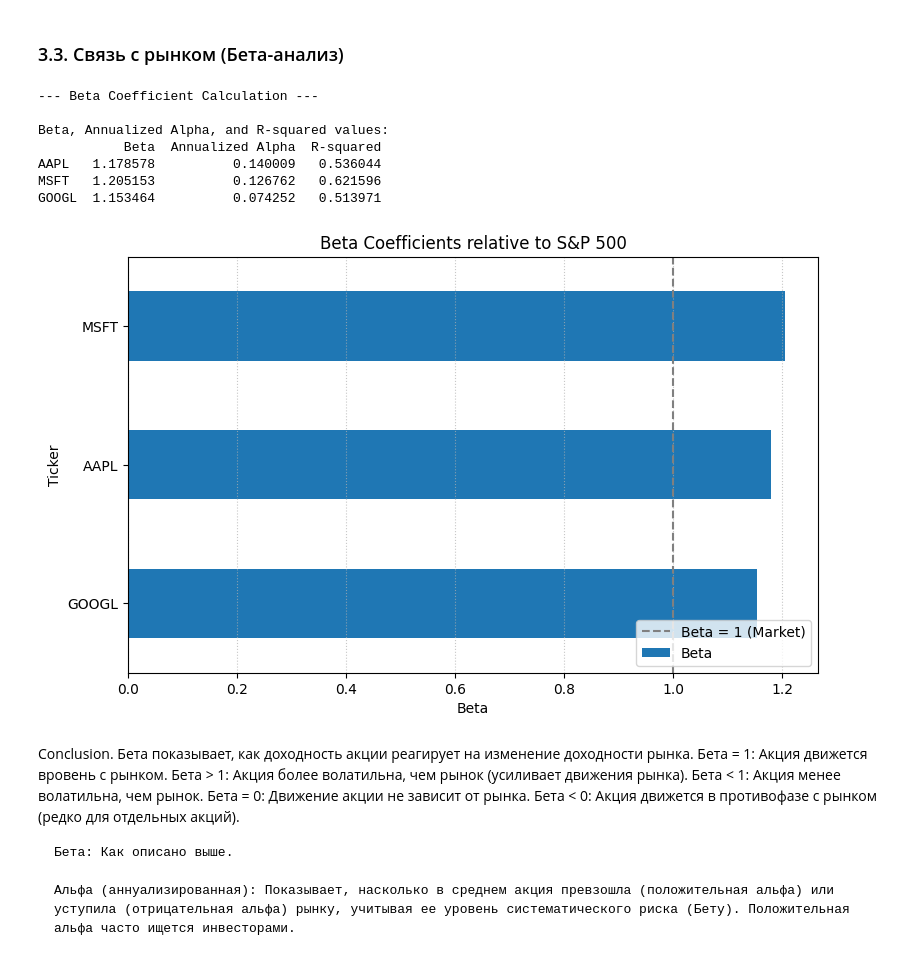
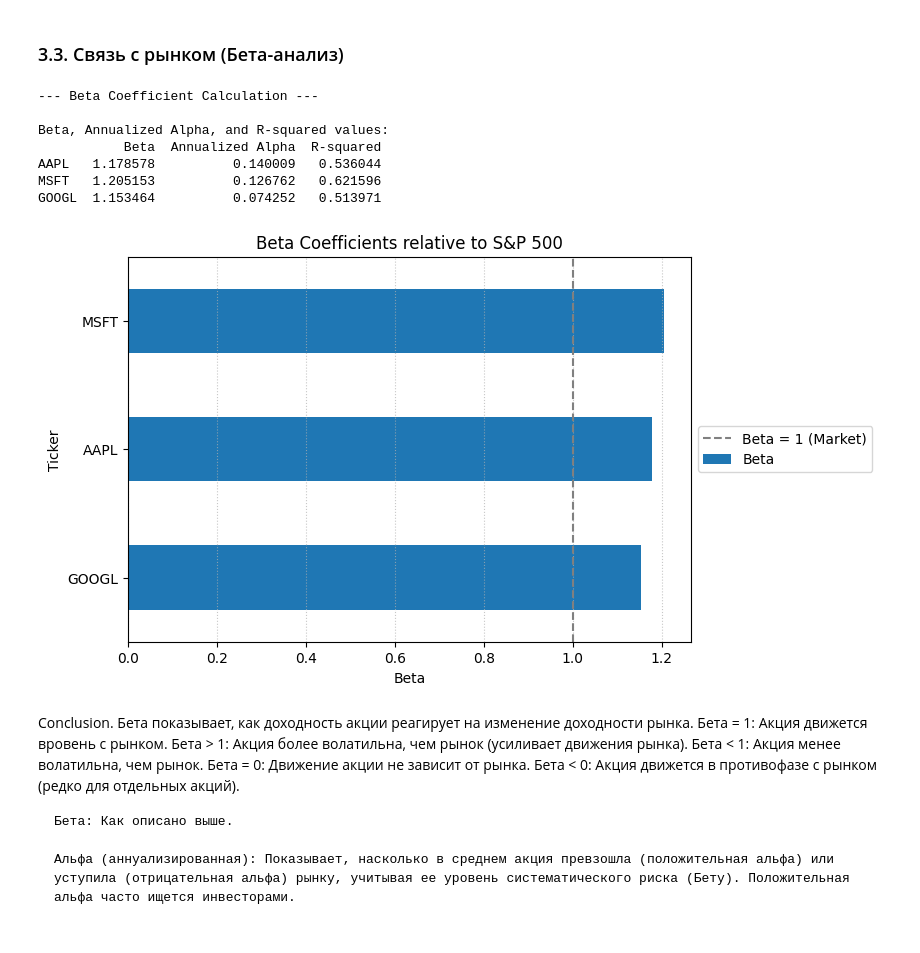
Before and after one commit to GeorgiiSizykh/EDA_of_Tech_Stocks, a Jupyter notebook: Financial_Data_Analysis/data_exploration.ipynb, the cells around one changed output. Saved outputs shown, nothing was run; the diff lists cells and outputs as text; code cells hidden in the pictures.

```diff
--- a/Financial_Data_Analysis/data_exploration.ipynb
+++ b/Financial_Data_Analysis/data_exploration.ipynb
@@ -567,55 +567,50 @@ if 'daily_returns' in locals() and not daily_returns.empty and '^GSPC' in daily_
 
 
     beta_df = pd.DataFrame.from_dict(beta_values, orient='index', columns=['Beta'])
     alpha_df = pd.DataFrame.from_dict(alpha_values, orient='index', columns=['Annualized Alpha'])
     r_squared_df = pd.DataFrame.from_dict(r_squared_values, orient='index', columns=['R-squared'])
 
     beta_analysis_df = pd.concat([beta_df, alpha_df, r_squared_df], axis=1)
 
     # ... (код для расчета beta_analysis_df остается прежним) ...
 
     print("\nBeta, Annualized Alpha, and R-squared values:")
     print(beta_analysis_df)
 
+    # ... (код для расчета beta_analysis_df и начала построения графика) ...
+
     # Визуализация Беты (горизонтальная столбчатая диаграмма)
     if not beta_analysis_df.empty:
-        # Сортируем значения Беты, чтобы бары шли, например, по возрастанию снизу вверх
-        # (или .sort_values(ascending=True) для того же эффекта, т.к. barh рисует снизу вверх)
-        beta_to_plot = beta_analysis_df['Beta'].sort_values(ascending=True) # Сортировка важна для barh
+        beta_to_plot = beta_analysis_df['Beta'].sort_values(ascending=True)
 
-        # Для barh figsize может быть (ширина, высота); сделаем высоту чуть больше, если легенда сверху
-        plt.figure(figsize=(8, 5.5)) # Высота может быть меньше, т.к. метки тикеров по Y
-        beta_to_plot.plot(kind='barh', color='tab:blue', label='Beta') # Используем kind='barh'
+        fig, ax = plt.subplots(figsize=(9, 5)) # Увеличим ширину фигуры, получаем fig и ax
 
-        plt.title('Beta Coefficients relative to S&P 500')
-        plt.xlabel('Beta')   # Значения Бета теперь по оси X
-        plt.ylabel('Ticker') # Метки тикеров теперь по оси Y
+        beta_to_plot.plot(kind='barh', color='tab:blue', label='Beta', ax=ax) # Рисуем на осях ax
 
-        # Вертикальная линия для Бета = 1
-        plt.axvline(1.0, color='grey', linestyle='--', label='Beta = 1 (Market)')
+        ax.set_title('Beta Coefficients relative to S&P 500')
+        ax.set_xlabel('Beta')
+        ax.set_ylabel('Ticker')
 
-        # plt.yticks(rotation=0) # Для barh обычно не нужен поворот меток Y, они читаются горизонтально
+        ax.axvline(1.0, color='grey', linestyle='--', label='Beta = 1 (Market)')
 
-        # РАЗМЕЩЕНИЕ ЛЕГЕНДЫ НАД ГРАФИКОМ (адаптировано для barh)
-        # Для barh этот способ размещения легенды может быть менее оптимален,
-        # но если вы хотите именно так, можно попробовать.
-        # Обычно для barh легенду размещают справа или 'best'.
-        plt.legend(loc='lower right')
+        # РАЗМЕЩЕНИЕ ЛЕГЕНДЫ СПРАВА ОТ ГРАФИКА
+        # Сдвигаем правую границу графика влево, чтобы освободить место
+        fig.subplots_adjust(right=0.75) # Например, правая граница осей будет на 75% ширины фигуры
+        ax.legend(loc='center left', bbox_to_anchor=(1, 0.5)) # Легенда по центру слева от точки (1, 0.5) относительно осей
+                                                              # (1, 0.5) - это точка сразу справа от центра правой границы осей
 
-        plt.grid(axis='x', linestyle=':', alpha=0.7) # Сетка теперь по оси X (вертикальные линии)
-
-        # Для barh с легендой сверху, rect в tight_layout может нуждаться в корректировке
-        plt.tight_layout(rect=[0, 0, 1, 0.93]) # Оставляем чуть больше места сверху
+        ax.grid(axis='x', linestyle=':', alpha=0.7)
+        # plt.tight_layout() здесь может конфликтовать с subplots_adjust, используйте осторожно или уберите
         plt.show()
 # %% [output]
 --- Beta Coefficient Calculation ---
 
 Beta, Annualized Alpha, and R-squared values:
            Beta  Annualized Alpha  R-squared
 AAPL   1.178578          0.140009   0.536044
 MSFT   1.205153          0.126762   0.621596
 GOOGL  1.153464          0.074252   0.513971
-[figure, old version]
+[figure, new version]
 # %% [markdown]
 Conclusion.
 Бета показывает, как доходность акции реагирует на изменение доходности рынка.
```
